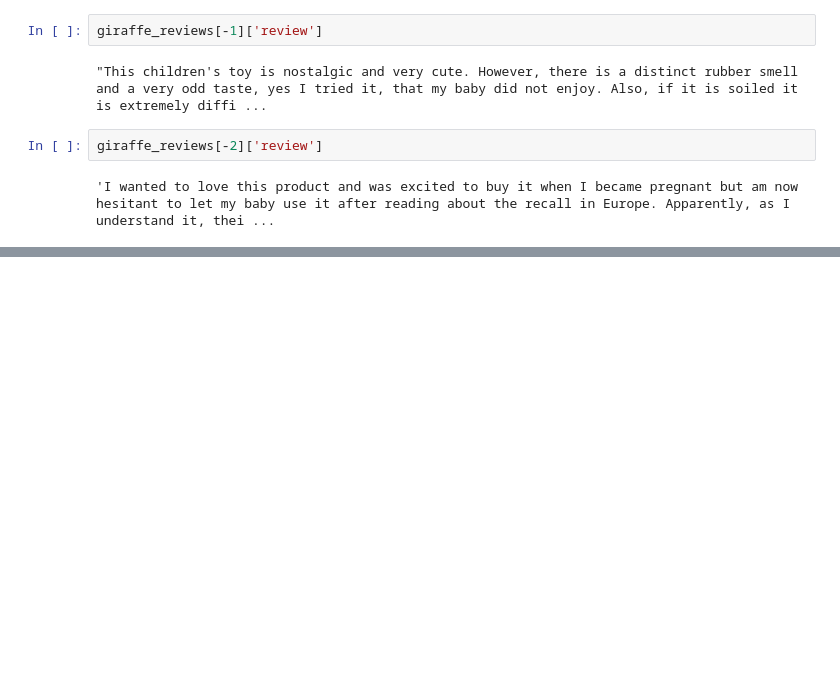
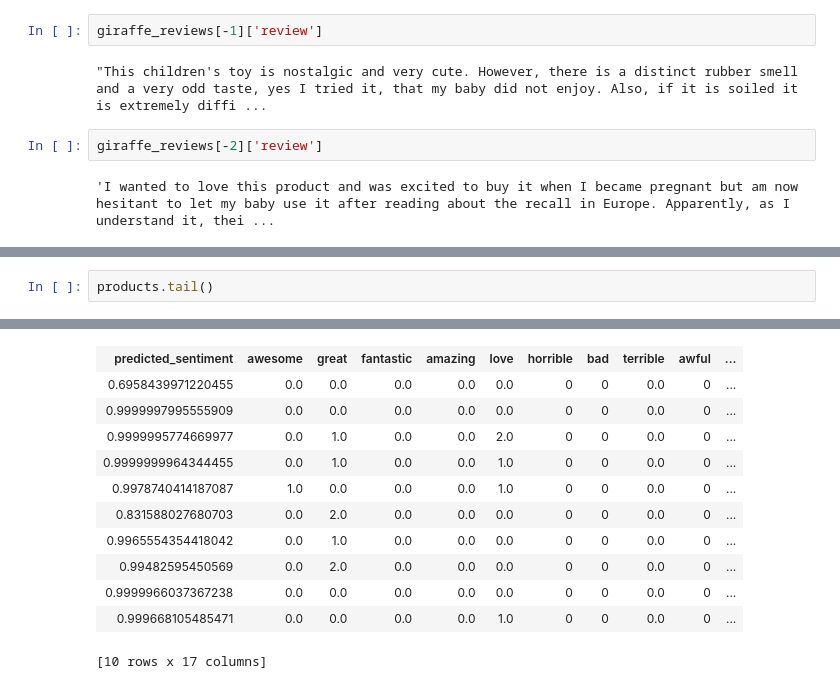
Before and after one commit to uiansol/Machine-Learning-Study-Cases, a Jupyter notebook: Product Sentiment Analysis/sentiment_analysis.ipynb, the cells around one changed output, grey strips where cells are left out. Drawn from its saved outputs; the diff is of its cells as text; blank space fills up the shorter version.

```diff
--- a/Product Sentiment Analysis/sentiment_analysis.ipynb
+++ b/Product Sentiment Analysis/sentiment_analysis.ipynb
@@ -292,0 +581,3 @@ giraffe_reviews[-2]['review']
+# %%
+products.tail()
+# %% [output]
@@ -292,0 +595,12 @@ giraffe_reviews[-2]['review']
+| predicted_sentiment | awesome | great | fantastic | amazing | love | horrible | bad | terrible | awful | ... |
+| 0.6958439971220455 | 0.0 | 0.0 | 0.0 | 0.0 | 0.0 | 0 | 0 | 0.0 | 0 | ... |
+| 0.9999997995555909 | 0.0 | 0.0 | 0.0 | 0.0 | 0.0 | 0 | 0 | 0.0 | 0 | ... |
+| 0.9999995774669977 | 0.0 | 1.0 | 0.0 | 0.0 | 2.0 | 0 | 0 | 0.0 | 0 | ... |
+| 0.9999999964344455 | 0.0 | 1.0 | 0.0 | 0.0 | 1.0 | 0 | 0 | 0.0 | 0 | ... |
+| 0.9978740414187087 | 1.0 | 0.0 | 0.0 | 0.0 | 1.0 | 0 | 0 | 0.0 | 0 | ... |
+| 0.831588027680703 | 0.0 | 2.0 | 0.0 | 0.0 | 0.0 | 0 | 0 | 0.0 | 0 | ... |
+| 0.9965554354418042 | 0.0 | 1.0 | 0.0 | 0.0 | 0.0 | 0 | 0 | 0.0 | 0 | ... |
+| 0.99482595450569 | 0.0 | 2.0 | 0.0 | 0.0 | 0.0 | 0 | 0 | 0.0 | 0 | ... |
+| 0.9999966037367238 | 0.0 | 0.0 | 0.0 | 0.0 | 0.0 | 0 | 0 | 0.0 | 0 | ... |
+| 0.999668105485471 | 0.0 | 0.0 | 0.0 | 0.0 | 1.0 | 0 | 0 | 0.0 | 0 | ... |
+[10 rows x 17 columns]
```
Also changed, not shown: parts of 43 cells of this notebook.
